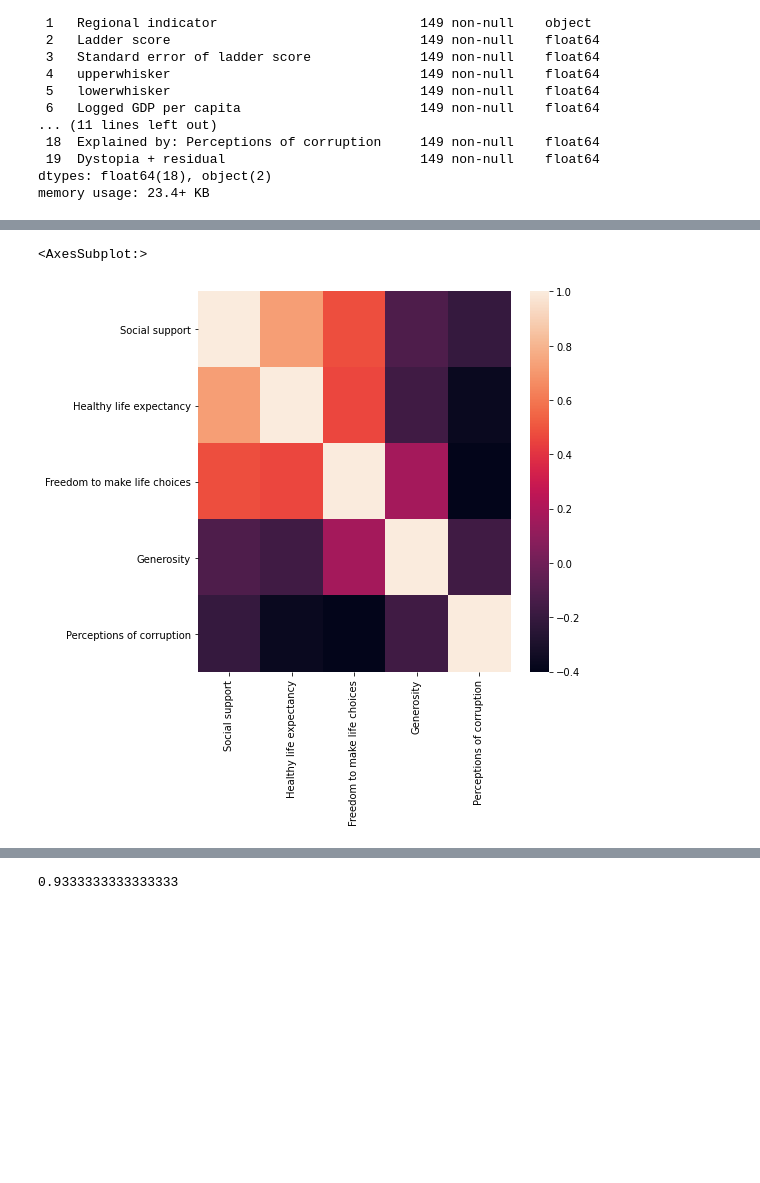
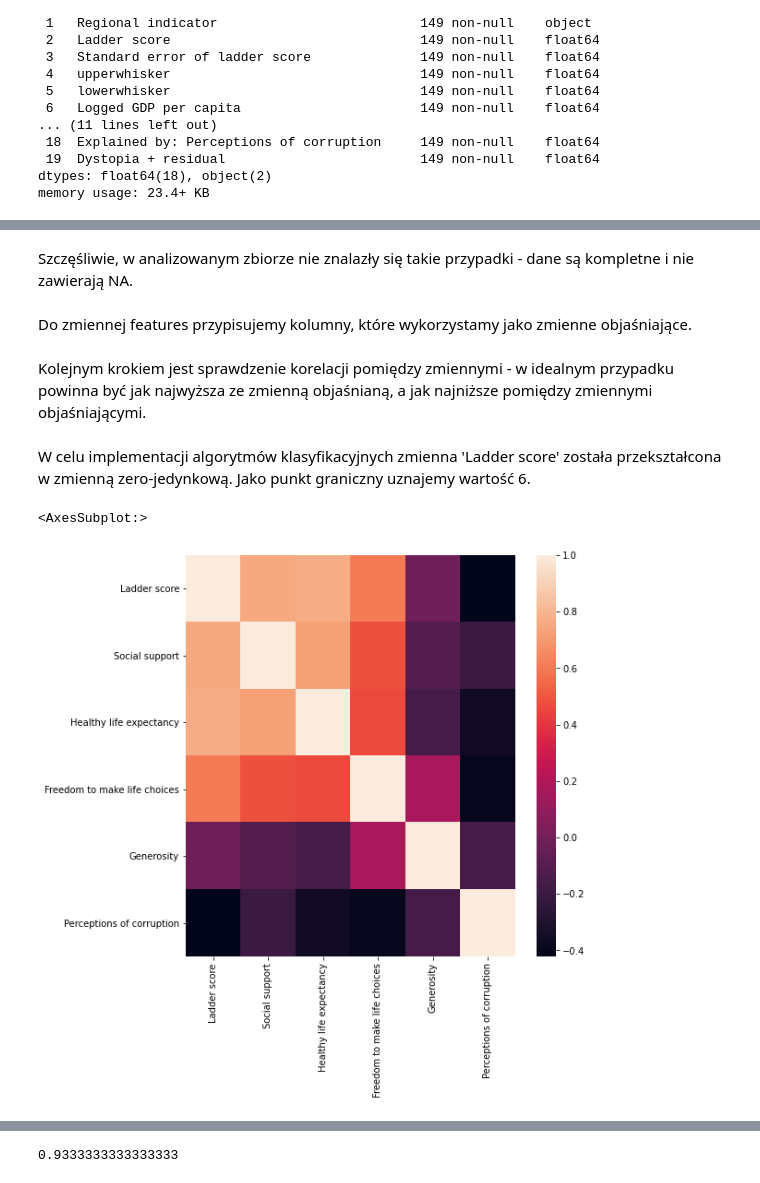
Before and after one commit to BartDab/Comparison_ML_methods, a Jupyter notebook: Project.ipynb, the cells around one changed output, grey strips where cells are left out. Drawn from its saved outputs; the diff is of its cells as text; code cells hidden in the pictures; blank space fills up the shorter version.

```diff
--- a/Project.ipynb
+++ b/Project.ipynb
@@ -73,3 +74,7 @@ data_na=data[data.isna().any(axis=1)]
 data_na
 # %% [output]
 |  | Country name | Regional indicator | Ladder score | Standard error of ladder score | upperwhisker | lowerwhisker | ... |
+# %% [markdown]
+Szczęśliwie, w analizowanym zbiorze nie znalazły się takie przypadki - dane są kompletne i nie zawierają NA.
+# %% [markdown]
+Do zmiennej features przypisujemy kolumny, które wykorzystamy jako zmienne objaśniające.
@@ -76,12 +83,16 @@ data_na
+# %% [markdown]
+Kolejnym krokiem jest sprawdzenie korelacji pomiędzy zmiennymi - w idealnym przypadku powinna być jak najwyższa ze zmienną objaśnianą, a jak najniższe pomiędzy zmiennymi objaśniającymi.
+# %% [markdown]
+W celu implementacji algorytmów klasyfikacyjnych zmienna 'Ladder score' została przekształcona w zmienną zero-jedynkową. Jako punkt graniczny uznajemy wartość 6.
 # %%
-features=['Social support','Healthy life expectancy','Freedom to make life choices','Generosity','Perceptions of corruption']
-cor=data.loc[:,features].corr()
+cor=data.loc[:,['Ladder score', 'Social support','Healthy life expectancy','Freedom to make life choices','Generosity','Perceptions of corruption']]
+cor=data.loc[:,['Ladder score', 'Social support','Healthy life expectancy','Freedom to make life choices','Generosity','Perceptions of corruption']].corr()
 
-fig, ax = plt.subplots(figsize=(7,7))
+fig, ax = plt.subplots(figsize=(8,8))
 sns.heatmap(ax=ax, data=cor)
 # %% [output]
 <AxesSubplot:>
-[figure, old version]
+[figure, new version]
 # %%
 cor
 # %% [output]
```
Also changed, not shown: parts of 85 cells of this notebook.
